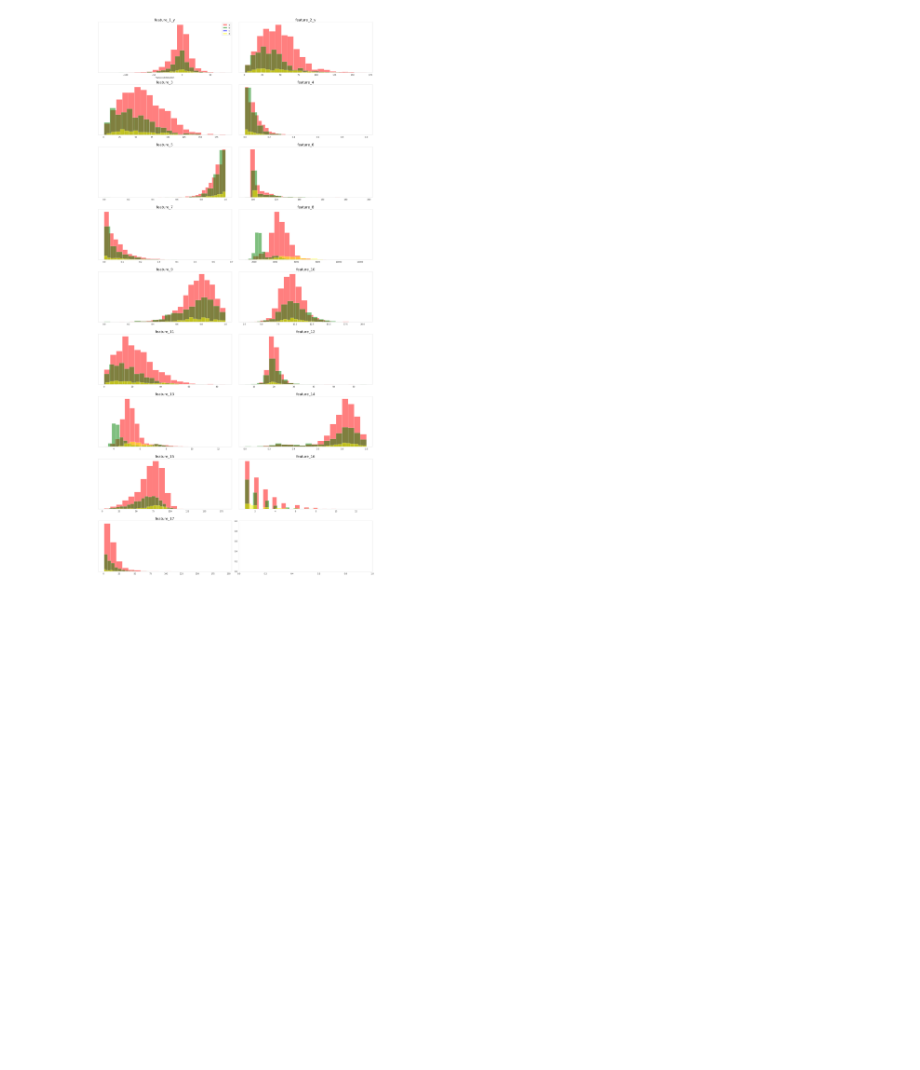
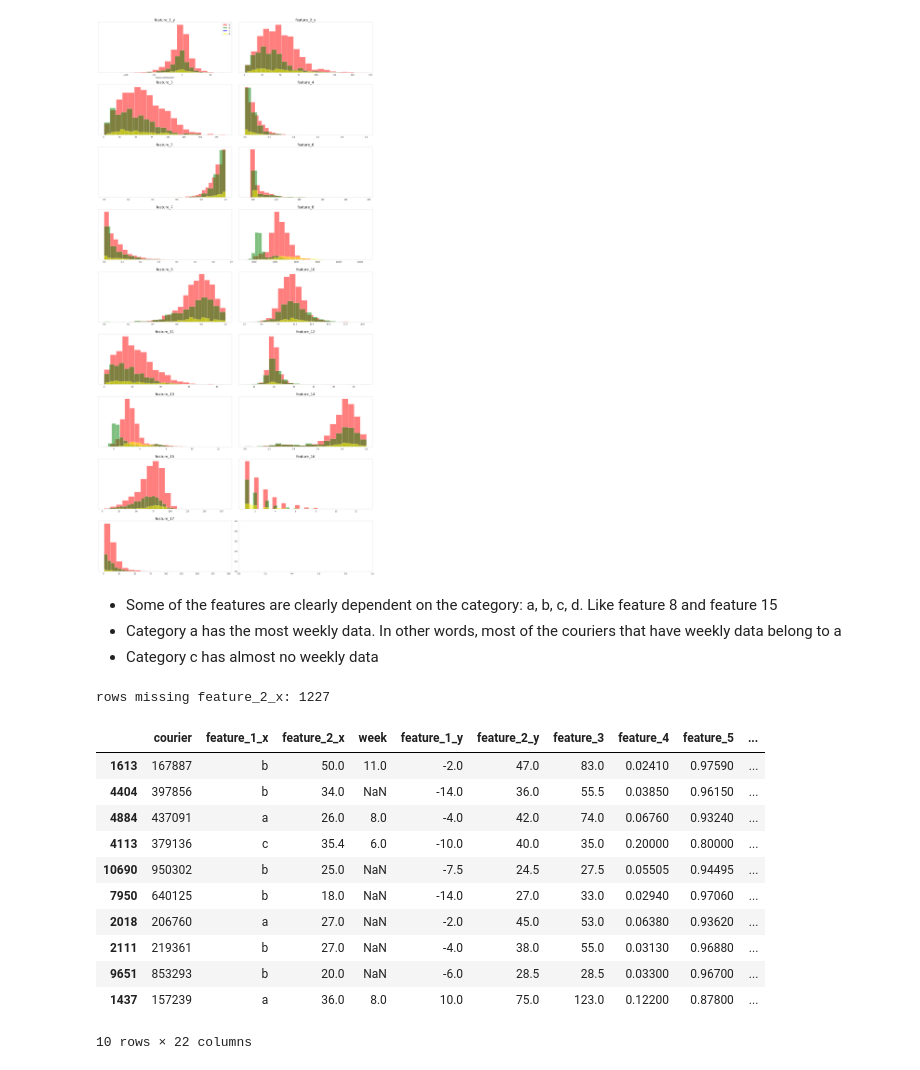
Before and after one commit to vitalv/courier, a Jupyter notebook: courier.ipynb, the cells around one changed output. Saved outputs shown, nothing was run; the diff lists cells and outputs as text; code cells hidden in the pictures; blank space fills up the shorter version.

```diff
--- a/courier.ipynb
+++ b/courier.ipynb
@@ -11,3 +34,9 @@ merge = pd.merge(lifetime, weekly, on='courier', how='left') #.to_csv('merge.csv
+# %%
+#1st find couriers that do have weekly data to inspect the distributions
+merge = pd.merge(lifetime, weekly, on='courier', how='right') #.to_csv('merge.csv')
+
+#Then get the complete dataset. Lots of couriers will have lifetime data but no weekly data:
+merge_all = pd.merge(lifetime, weekly, on='courier', how='left') #.to_csv('merge.csv')
 # %%
 
 a = merge.loc[merge.feature_1_x=='a']
@@ -57,0 +73,4 @@ merge['feature_2_x_'] = [int(i) for i in feature_2_x_]
+# %% [markdown]
+* Some of the features are clearly dependent on the category: a, b, c, d. Like feature 8 and feature 15
+* Category a has the most weekly data. In other words, most of the couriers that have weekly data belong to a
+* Category c has almost no weekly data
@@ -57,0 +101,33 @@ merge['feature_2_x_'] = [int(i) for i in feature_2_x_]
+# %%
+#But in the imputed data, feature_2_x is still missing
+missing_f2 = len(data[data['feature_2_x'].isnull()])
+print("rows missing feature_2_x: %s"%missing_f2)
+# %% [output]
+rows missing feature_2_x: 1227
+# %%
+#With the imputed data I can now knn-predict those feature_2_x:
+X = np.matrix(data[data['feature_2_x'].notnull()][weekly_features])
+y = np.matrix(data['feature_2_x'].dropna()).T
+
+#k = 5 by default
+regr = KNeighborsRegressor().fit(X, y)
+feature_2_x_ = regr.predict(np.matrix(data[weekly_features]))#[:, 'feature_2_x']
+data['feature_2_x_'] = feature_2_x_ #[int(i) for i in feature_2_x_]
+#Replace the missing values in feature_2_x with the knn-predicted feature_2_x_ values
+missing_f2_ix = data.index[data.feature_2_x.isnull()]
+predicted_f2  = data[data.feature_2_x.isnull()].feature_2_x_
+data.loc[missing_f2_ix, 'feature_2_x'] = predicted_f2
+data.sample(10)
+# %% [output]
+|  | courier | feature_1_x | feature_2_x | week | feature_1_y | feature_2_y | feature_3 | feature_4 | feature_5 | ... |
+| 1613 | 167887 | b | 50.0 | 11.0 | -2.0 | 47.0 | 83.0 | 0.02410 | 0.97590 | ... |
+| 4404 | 397856 | b | 34.0 | NaN | -14.0 | 36.0 | 55.5 | 0.03850 | 0.96150 | ... |
+| 4884 | 437091 | a | 26.0 | 8.0 | -4.0 | 42.0 | 74.0 | 0.06760 | 0.93240 | ... |
+| 4113 | 379136 | c | 35.4 | 6.0 | -10.0 | 40.0 | 35.0 | 0.20000 | 0.80000 | ... |
+| 10690 | 950302 | b | 25.0 | NaN | -7.5 | 24.5 | 27.5 | 0.05505 | 0.94495 | ... |
+| 7950 | 640125 | b | 18.0 | NaN | -14.0 | 27.0 | 33.0 | 0.02940 | 0.97060 | ... |
+| 2018 | 206760 | a | 27.0 | NaN | -2.0 | 45.0 | 53.0 | 0.06380 | 0.93620 | ... |
+| 2111 | 219361 | b | 27.0 | NaN | -4.0 | 38.0 | 55.0 | 0.03130 | 0.96880 | ... |
+| 9651 | 853293 | b | 20.0 | NaN | -6.0 | 28.5 | 28.5 | 0.03300 | 0.96700 | ... |
+| 1437 | 157239 | a | 36.0 | 8.0 | 10.0 | 75.0 | 123.0 | 0.12200 | 0.87800 | ... |
+10 rows × 22 columns
```
Also changed, not shown: parts of 15 cells of this notebook, 3 other files.
